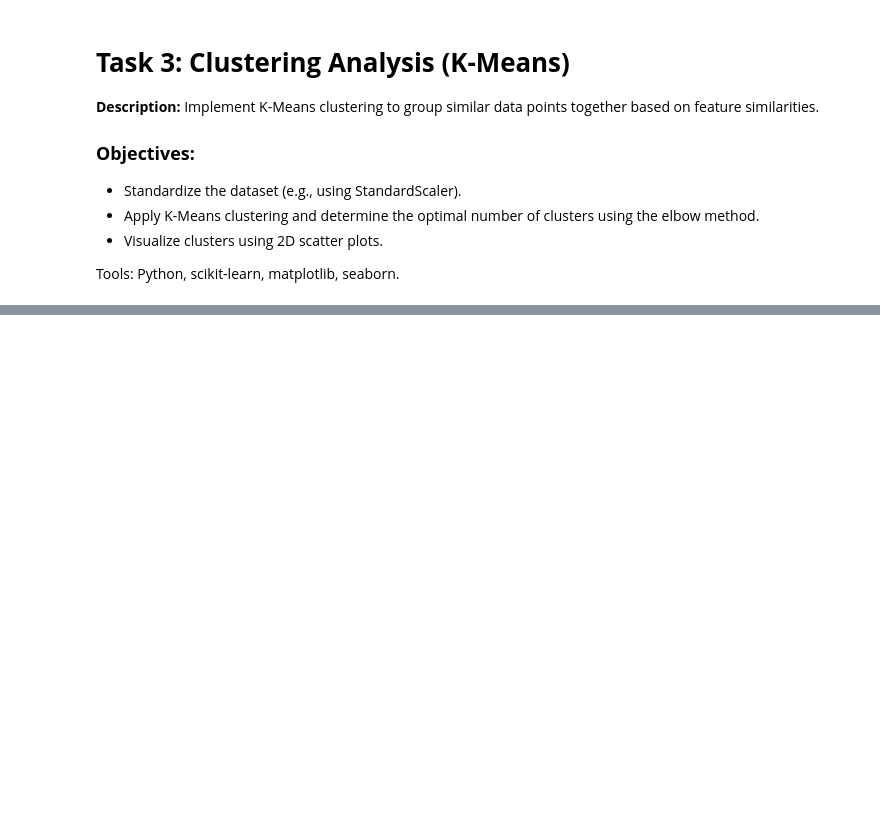
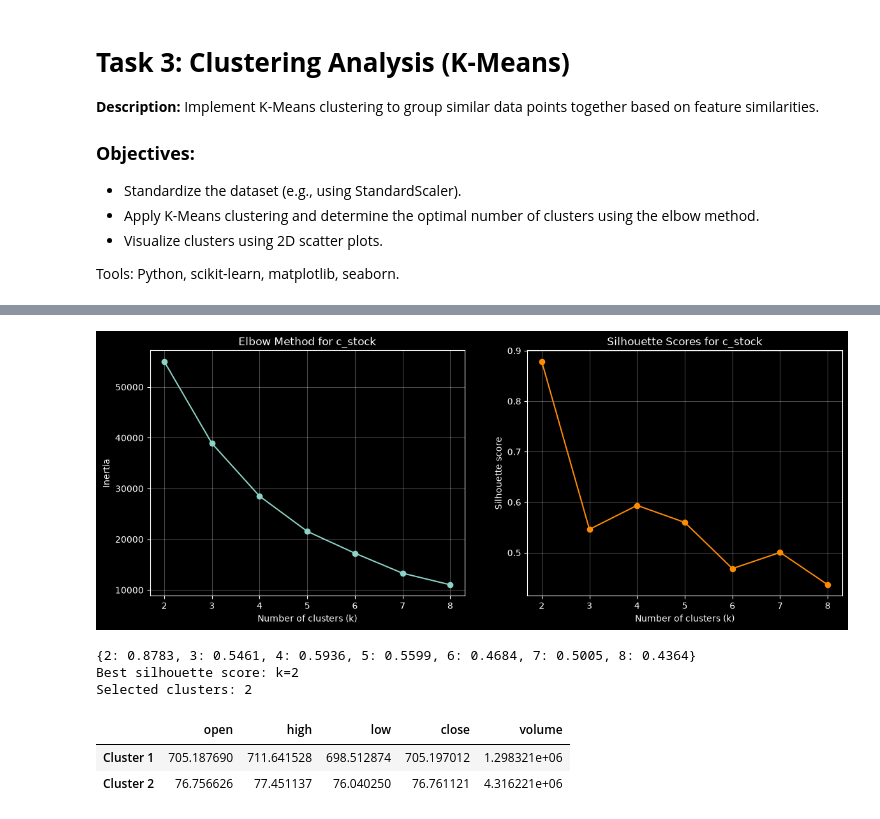
Before and after one commit to bro-gervil/codveda_datanalysis, a Jupyter notebook: my_notebooks/level_2/task_3/CDA.ipynb, the cells around one changed output, grey strips where cells are left out. Saved outputs shown, nothing was run; the diff lists cells and outputs as text; code cells hidden in the pictures; blank space fills up the shorter version.

```diff
--- a/my_notebooks/level_2/task_3/CDA.ipynb
+++ b/my_notebooks/level_2/task_3/CDA.ipynb
@@ -187,0 +35,70 @@ print('- Standardization is essential because K-Means depends on distance.')
+# %%
+stock_data = pd.read_csv(CLEAN_DIR / "c_stock.csv")
+
+# Use numeric market features; symbol and date identify rows but are not clustering features.
+features = ["open", "high", "low", "close", "volume"]
+X = stock_data[features].dropna()
+
+# Standardization prevents volume and price scale from dominating the distance calculation.
+#We pick 20000 random samples to speed up the clustering process and avoid memory issues.
+X_sample = X.sample(n=20000, random_state=42)
+scaler = StandardScaler()
+X_scaled = scaler.fit_transform(X_sample)
+
+# Calculate inertia and silhouette scores for several k values.
+k_values = range(2, 9)
+inertias = []
+silhouette_scores = []
+for k in k_values:
+    model = KMeans(n_clusters=k, random_state=42, n_init=10)
+    labels = model.fit_predict(X_scaled)
+    inertias.append(model.inertia_)
+    silhouette_scores.append(silhouette_score(X_scaled, labels, metric="euclidean"))
+
+fig, axes = plt.subplots(1, 2, figsize=(14, 5))
+axes[0].plot(list(k_values), inertias, marker="o")
+axes[0].set_xlabel("Number of clusters (k)")
+axes[0].set_ylabel("Inertia")
+axes[0].set_title("Elbow Method for c_stock")
+axes[0].set_xticks(list(k_values))
+axes[0].grid(alpha=0.3)
+
+axes[1].plot(list(k_values), silhouette_scores, marker="o", color="darkorange")
+axes[1].set_xlabel("Number of clusters (k)")
+axes[1].set_ylabel("Silhouette score")
+axes[1].set_title("Silhouette Scores for c_stock")
+axes[1].set_xticks(list(k_values))
+axes[1].grid(alpha=0.3)
+plt.show()
+
+best_k = list(k_values)[silhouette_scores.index(max(silhouette_scores))]
+print(dict(zip(k_values, [round(value, 4) for value in silhouette_scores])))
+print(f"Best silhouette score: k={best_k}")
+
+# k=4 is selected as a practical balance between separation and useful detail.
+kmeans = KMeans(n_clusters=4, random_state=42, n_init=10)
+kmeans.fit(X_scaled)
+print(f"Selected clusters: {best_k}")
+# %% [output]
+[figure, added]
+{2: 0.8783, 3: 0.5461, 4: 0.5936, 5: 0.5599, 6: 0.4684, 7: 0.5005, 8: 0.4364}
+Best silhouette score: k=2
+Selected clusters: 2
+# %%
+# We create the model object and fit it to the scaled data. The model is then used to predict cluster labels for each data point, which are added to the original DataFrame for further analysis.
+model = KMeans(n_clusters=best_k, random_state=42, n_init=10)
+labels = model.fit_predict(X_scaled)
+
+np.unique(labels, return_counts=True)
+X_sample["cluster_label"] = labels
+
+# We calculate the mean values of each feature for each cluster to understand the characteristics of each cluster and naming them accordingly. This helps in interpreting the clusters and their significance in the context of stock market data.
+cluster_means = X_sample.groupby("cluster_label").mean()
+#rename the row index according to the cluster label
+cluster_means.index = [f"Cluster {i+1}" for i in cluster_means.index]
+
+display(cluster_means)
+# %% [output]
+|  | open | high | low | close | volume |
+| Cluster 1 | 705.187690 | 711.641528 | 698.512874 | 705.197012 | 1.298321e+06 |
+| Cluster 2 | 76.756626 | 77.451137 | 76.040250 | 76.761121 | 4.316221e+06 |
```
Also changed, not shown: parts of 4 cells of this notebook, 3 other files.
